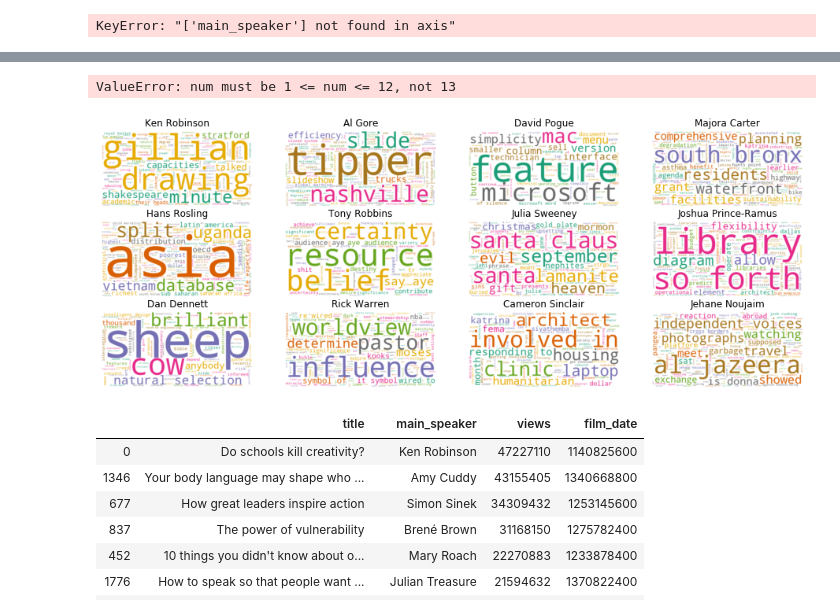
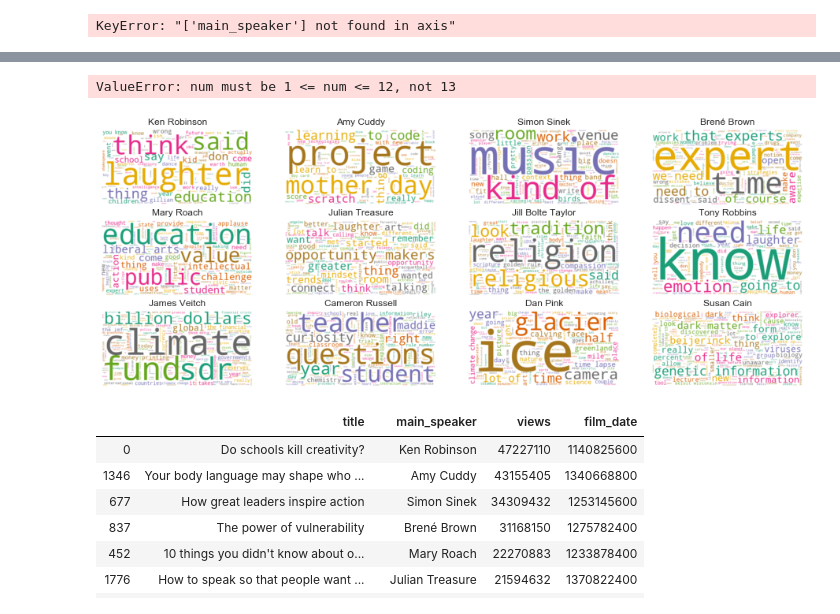
Before and after one commit to Avisikta-Majumdar/TedTalksAnalysis, a Jupyter notebook: sentiment analysis of transcript.ipynb, the cells around one changed output, grey strips where cells are left out. Drawn from its saved outputs; the diff is of its cells as text; code cells hidden in the pictures.

Commit message:
Text cloud and bar chart for top 15 speakers

```diff
--- a/sentiment analysis of transcript.ipynb
+++ b/sentiment analysis of transcript.ipynb
@@ -75,4 +59,8 @@ result
+# %%
+result = result.sort_values('views', ascending = False)
 # %%
-trans_name = result[['main_speaker', 'transcript']].copy()
-trans_name
+# trans_name = result[['main_speaker', 'transcript']].copy()
+# trans_name
+result = result.head(15)
+result
 # %% [output]
@@ -108,7 +99,7 @@ def clean_text_round1(text):
 
 round1 = lambda x: clean_text_round1(x)
 # %%
-data_clean = pd.DataFrame(df_trans.transcript.apply(round1))
+data_clean = pd.DataFrame(result.transcript.apply(round1))
 data_clean
 # %% [output]
 |  | transcript |
@@ -209,6 +207,6 @@ for col in data.columns:
 # %%
-data = data.reset_index()
-data
+# data = data.reset_index()
+# data
 # %% [output]
 | main_speaker | index | Ken Robinson | Al Gore | David Pogue | Majora Carter | Hans Rosling | Tony Robbins | ... |
 | 0 | aa | 0 | 0 | 0 | 0 | 0 | 0 | ... |
@@ -366,25 +348,25 @@ wc = WordCloud(stopwords=stop_words, background_color="white", colormap="Dark2",
 # %%
 # Reset the output dimensions
 import matplotlib.pyplot as plt
 
 plt.rcParams['figure.figsize'] = [16, 6]
 
-full_names = ['Ken Robinson', 'Al Gore', 'David Pogue', 'Majora Carter', 'Hans Rosling', 'Tony Robbins',
-              'Julia Sweeney', 'Joshua Prince-Ramus', 'Dan Dennett', 'Rick Warren', 'Cameron Sinclair', 'Jehane Noujaim']
+full_names =['Ken Robinson','Amy Cuddy','Simon Sinek', 'Brené Brown', 'Mary Roach','Julian Treasure','Jill Bolte Taylor',
+             'Tony Robbins','James Veitch','Cameron Russell','Dan Pink','Susan Cain','Pamela Meyer','Robert Waldinger','Shawn Achor']
 
 # Create subplots for each comedian
-for index, comedian in enumerate(data.columns):
-    wc.generate(data_clean.transcript[comedian])
+for index, speech in enumerate(data.columns):
+    wc.generate(data_clean.transcript[speech])
 
     plt.subplot(3, 4, index+1)
     plt.imshow(wc, interpolation="bilinear")
     plt.axis("off")
     plt.title(full_names[index])
 
 plt.show()
 # %% [output]
 ValueError: num must be 1 <= num <= 12, not 13
-[figure, old version]
+[figure, new version]
 # %%
 pop_talks = df_main[['title', 'main_speaker', 'views', 'film_date']].sort_values('views', ascending=False)[:15]
 pop_talks
```
Also changed, not shown: parts of 14 cells of this notebook.
